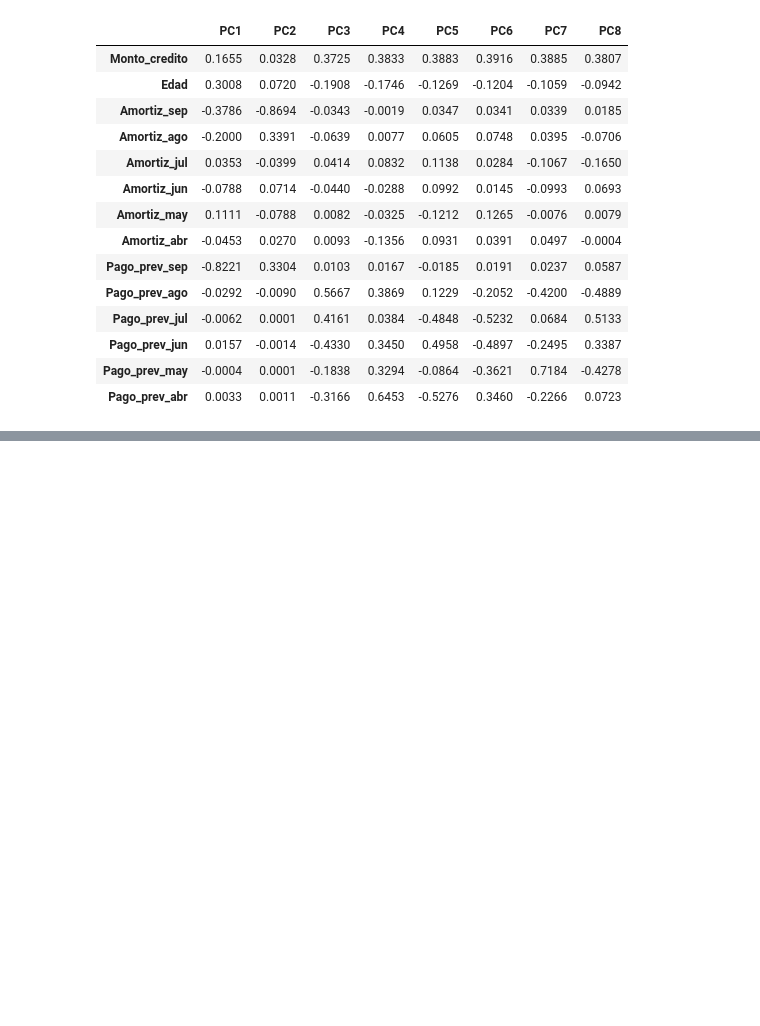
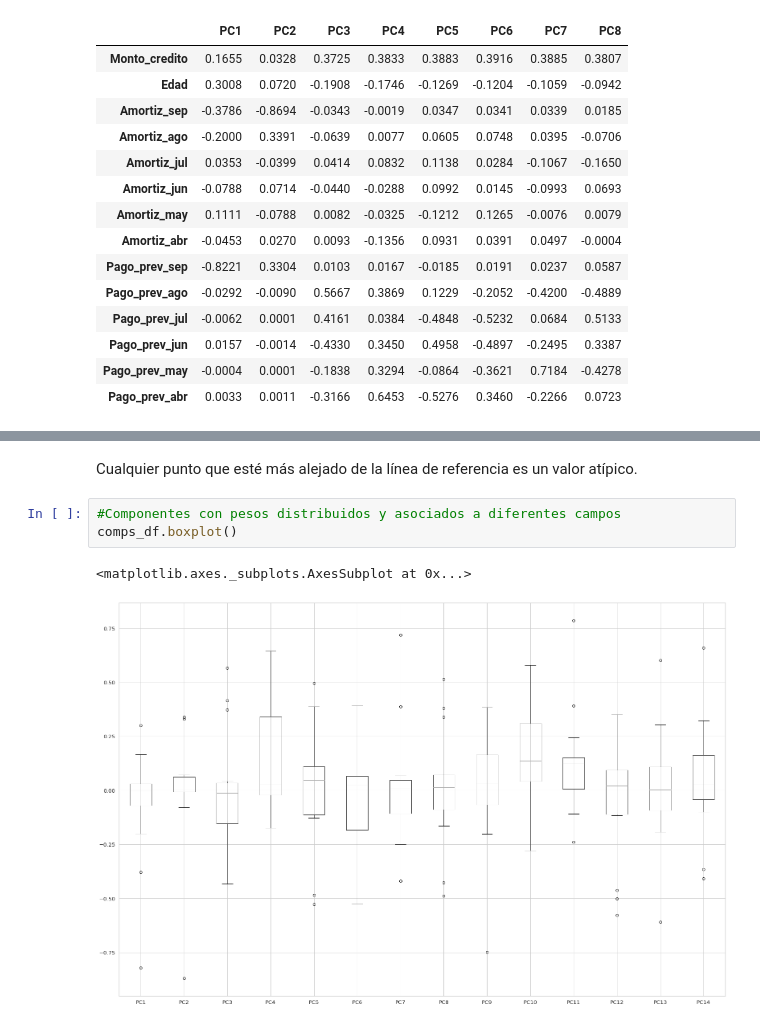
Before and after one commit to PosgradoMNA/actividades-del-projecto-cad_kbcm_jfl, a Jupyter notebook: Actividad_semanal_4.ipynb, the cells around one changed output, grey strips where cells are left out. Drawn from its saved outputs; the diff is of its cells as text; blank space fills up the shorter version.

```diff
--- a/Actividad_semanal_4.ipynb
+++ b/Actividad_semanal_4.ipynb
@@ -549,0 +592,8 @@ df.boxplot()
+# %% [markdown]
+Cualquier punto que esté más alejado de la línea de referencia es un valor atípico.
+# %%
+#Componentes con pesos distribuidos y asociados a diferentes campos
+comps_df.boxplot()
+# %% [output]
+<matplotlib.axes._subplots.AxesSubplot at 0x...>
+[figure, added]
```
Also changed, not shown: parts of 61 cells of this notebook.
